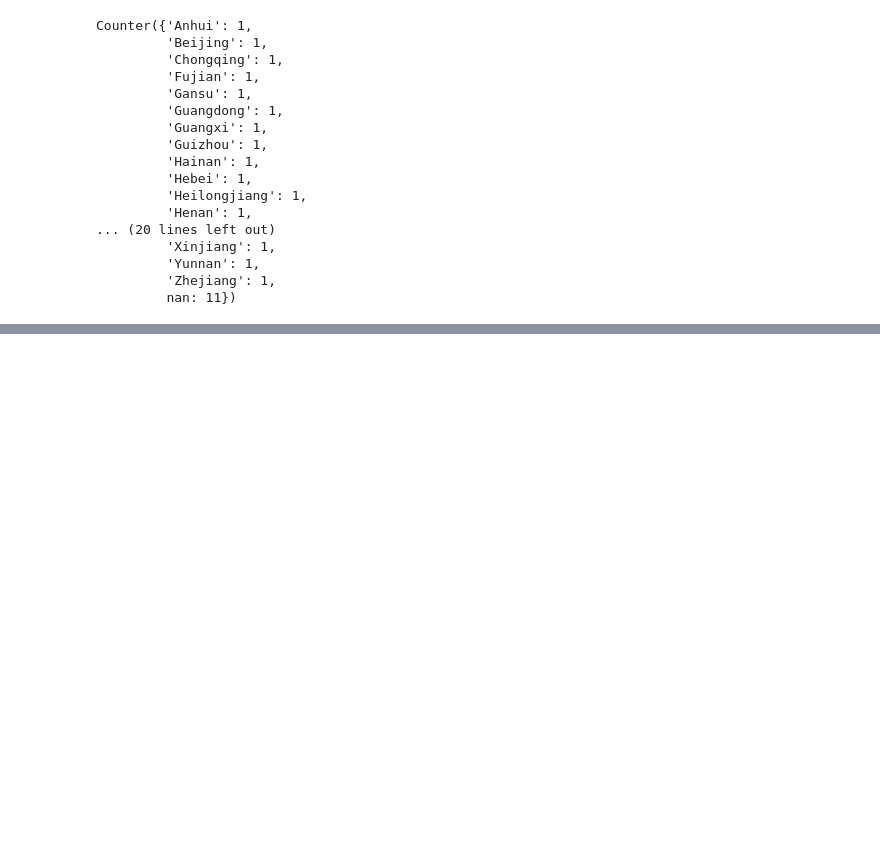
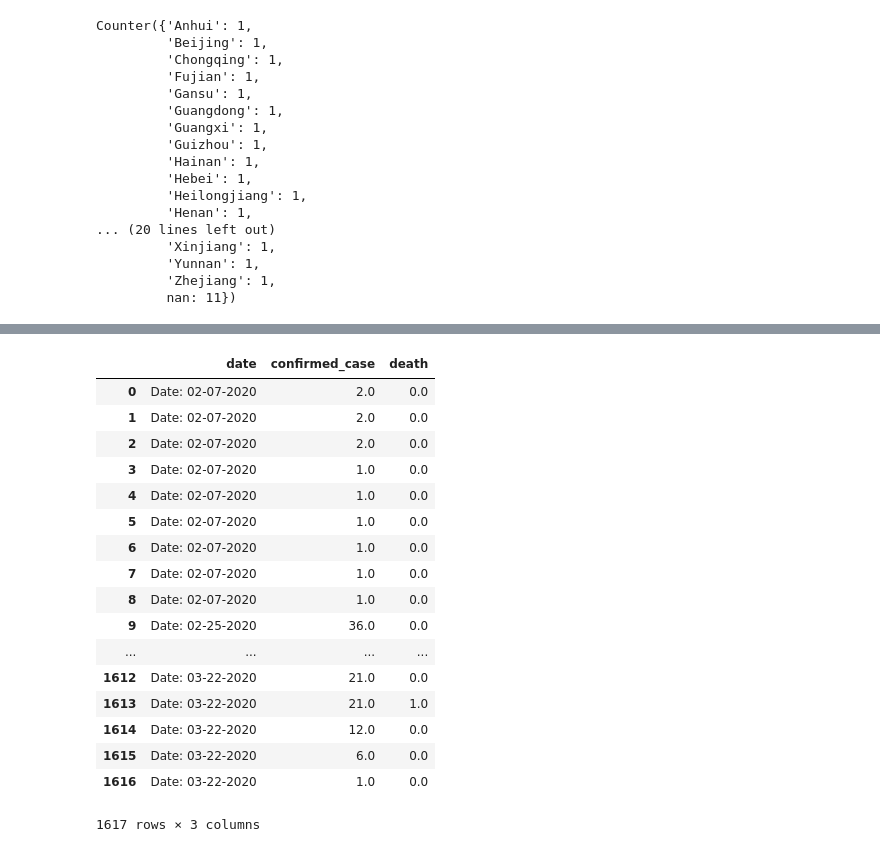
Before and after one commit to thedrowsywinger/Analyzing-COVID-19-Data, a Jupyter notebook: _notebooks/2020-02-20-JHU-dataset.ipynb, the cells around one changed output, grey strips where cells are left out. Cells and saved outputs as stored; diff of their text form; code cells hidden in the pictures; blank space fills up the shorter version.

```diff
--- a/_notebooks/2020-02-20-JHU-dataset.ipynb
+++ b/_notebooks/2020-02-20-JHU-dataset.ipynb
@@ -162,0 +214,43 @@ print(counter)
+# %%
+def specific_country(search):
+#     total_confirmed_case = 0.0
+    case_of_confirmed = []
+    case_of_death = []
+    date = []
+    for index, row in main_df.iterrows():
+        if row['country'] == search:
+            case_of_confirmed.append(row['confirmed_case'])
+            case_of_death.append(row['death'])
+            date.append(row['date'])
+
+    # print(total_confirmed_case)
+    bd_df = pd.DataFrame({
+        'date': date,
+        'confirmed_case': case_of_confirmed,
+        'death': case_of_death
+    })
+
+    return bd_df
+# %%
+us_df = specific_country("US")
+# %%
+us_df
+# %% [output]
+|  | date | confirmed_case | death |
+| 0 | Date: 02-07-2020 | 2.0 | 0.0 |
+| 1 | Date: 02-07-2020 | 2.0 | 0.0 |
+| 2 | Date: 02-07-2020 | 2.0 | 0.0 |
+| 3 | Date: 02-07-2020 | 1.0 | 0.0 |
+| 4 | Date: 02-07-2020 | 1.0 | 0.0 |
+| 5 | Date: 02-07-2020 | 1.0 | 0.0 |
+| 6 | Date: 02-07-2020 | 1.0 | 0.0 |
+| 7 | Date: 02-07-2020 | 1.0 | 0.0 |
+| 8 | Date: 02-07-2020 | 1.0 | 0.0 |
+| 9 | Date: 02-25-2020 | 36.0 | 0.0 |
+| ... | ... | ... | ... |
+| 1612 | Date: 03-22-2020 | 21.0 | 0.0 |
+| 1613 | Date: 03-22-2020 | 21.0 | 1.0 |
+| 1614 | Date: 03-22-2020 | 12.0 | 0.0 |
+| 1615 | Date: 03-22-2020 | 6.0 | 0.0 |
+| 1616 | Date: 03-22-2020 | 1.0 | 0.0 |
+1617 rows × 3 columns
```
Also changed, not shown: parts of 14 cells of this notebook.
